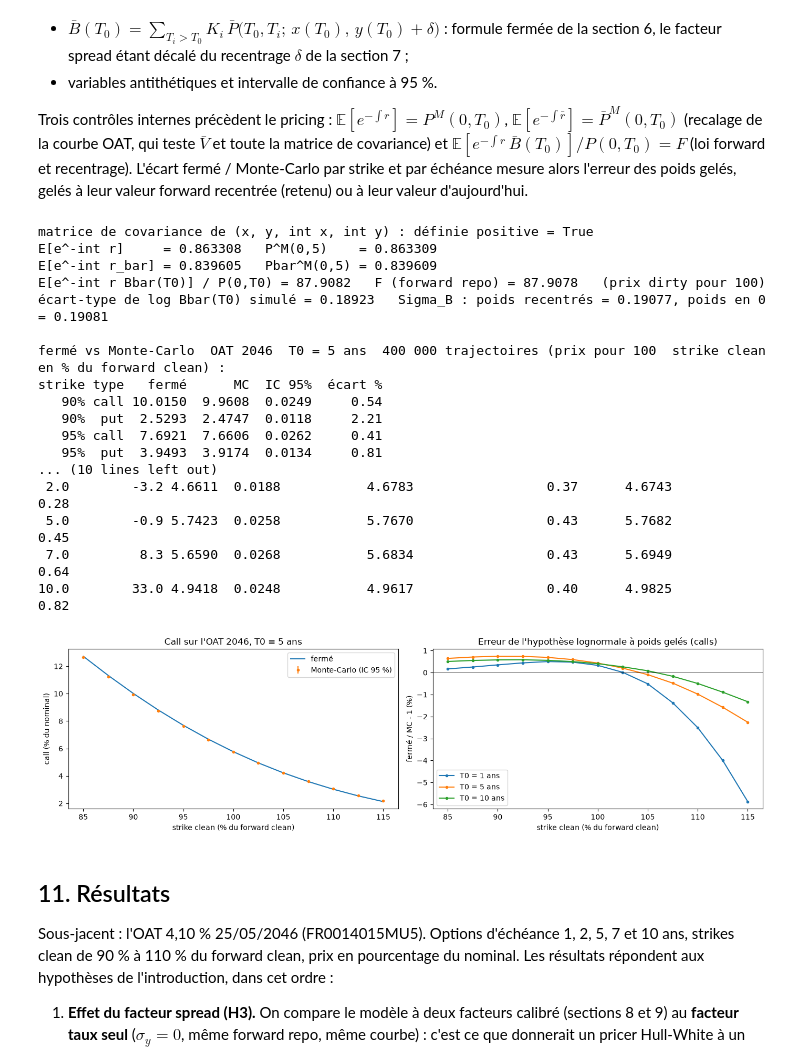
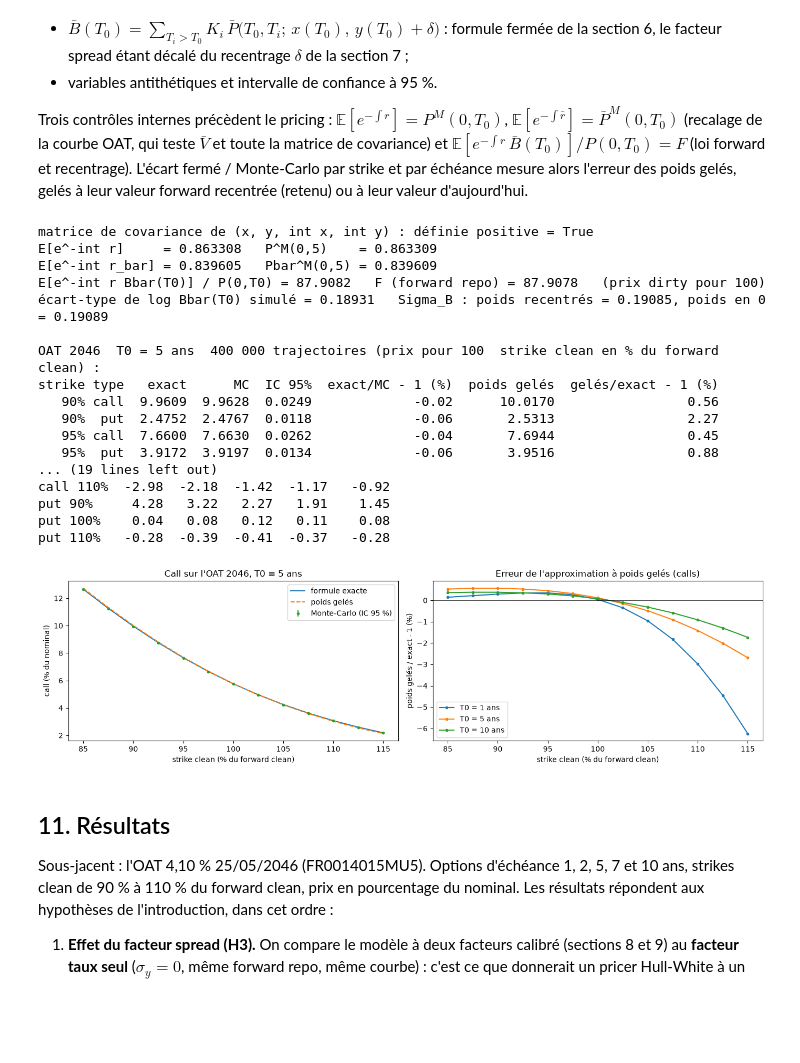
Before and after one commit to alexisdantzikian/BondOptionPricer, a Jupyter notebook: main/oat_option_pricer.ipynb, the cells around one changed output. Cells and saved outputs as stored; diff of their text form; code cells hidden in the pictures; blank space fills up the shorter version.

```diff
--- a/main/oat_option_pricer.ipynb
+++ b/main/oat_option_pricer.ipynb
@@ -1230,7 +1273,8 @@ def swaption_table(curve, cube, T_max=50):
     tab["prix_mkt"] = [bachelier_atm(curve, T0, n, v) for T0, n, v in zip(tab["T0"], tab["tenor"], tab["vol"])]
     return tab
 
-def model_prices(curve, a, sigma, tab, exact=False):
+def model_prices(curve, a, sigma, tab, exact=True):
+    """Prix Hull-White des swaptions : exacts par Jamshidian (Brigo et Mercurio, éq. 3.44-3.46), sinon à poids gelés."""
     m = hw1f_model(curve, a, sigma)
     return np.array([swaption(m, T0, n, exact=exact) for T0, n in zip(tab["T0"], tab["tenor"])])
 
@@ -1239,6 +1283,11 @@ def objective(x, curve, tab):
 
 def calibrate(curve, tab, x0=(0.05, 0.01)):
     return minimize(objective, x0=list(x0), args=(curve, tab), method="L-BFGS-B", bounds=[(0.001, 1), (1e-4, 0.05)])
+
+def calibrate_best(curve, tab, departs=((0.05, 0.01), (0.005, 0.002), (0.5, 0.03))):
+    """Meilleure de plusieurs calibrations : un départ éloigné peut arrêter L-BFGS-B avant l'optimum."""
+    essais = [calibrate(curve, tab, x0) for x0 in departs]
+    return min(essais, key=lambda r: r.fun), essais
 
 def residuals(curve, a, sigma, tab):
     tab = tab.copy()
@@ -1270,7 +1319,8 @@ print(tab_full.pivot(index="T0", columns="tenor", values="residu_bp").round(1).t
 
 # --- 2. stabilité multi-départs (surface)
 print("\nstabilité selon le point de départ (surface) :")
-for x0 in [(0.05, 0.01), (0.005, 0.002), (0.5, 0.03), (0.2, 0.002)]:
+print(f"  départ (0.05, 0.01) -> a_x = {res_full.x[0]:.5f}   sigma_x = {res_full.x[1]:.4%}   objectif = {res_full.fun:.5f}")
+for x0 in [(0.005, 0.002), (0.5, 0.03), (0.2, 0.002)]:
     r = calibrate(curve, swaptions, x0)
     print(f"  départ {x0} -> a_x = {r.x[0]:.5f}   sigma_x = {r.x[1]:.4%}   objectif = {r.fun:.5f}")
 # %% [output]
@@ -1789,60 +1839,69 @@ B = mc.bond(oat46, o.delta)
 print(f"E[e^-int r Bbar(T0)] / P(0,T0) = {np.mean(mc.disc * B) / curve.df(T0) * 100:.4f}   F (forward repo) = {o.F * 100:.4f}   (prix dirty pour 100)")
 print(f"écart-type de log Bbar(T0) simulé = {np.std(np.log(B)):.5f}   Sigma_B : poids recentrés = {o.sigma:.5f}, poids en 0 = {m_cal.sigma_B(0, T0, oat46):.5f}")
 
-# --- 2. par strike, T0 = 5 ans
-print(f"\nfermé vs Monte-Carlo, OAT 2046, T0 = {T0:.0f} ans, {len(mc.x):,} trajectoires (prix pour 100, strike clean en % du forward clean) :".replace(",", " "))
+# --- 2. par strike, T0 = 5 ans : formule exacte, Monte-Carlo, approximation de Russo et al.
+print(f"\nOAT 2046, T0 = {T0:.0f} ans, {len(mc.x):,} trajectoires (prix pour 100, strike clean en % du forward clean) :".replace(",", " "))
 rows = []
 for k in [0.90, 0.95, 1.00, 1.05, 1.10]:
     K = k * o.F_clean
     for call in [True, False]:
-        ferme = o.price(K, call) * 100
+        ex, gel = o.price(K, call) * 100, o.price_gele(K, call) * 100
         mcp, ic = mc.price(oat46, K + o.cc, call, o.delta)
-        rows.append({"strike": f"{k:.0%}", "type": "call" if call else "put", "fermé": ferme, "MC": mcp * 100, "IC 95%": ic * 100, "écart %": (ferme / (mcp * 100) - 1) * 100})
-print(pd.DataFrame(rows).round({"fermé": 4, "MC": 4, "IC 95%": 4, "écart %": 2}).to_string(index=False))
+        rows.append({"strike": f"{k:.0%}", "type": "call" if call else "put", "exact": ex, "MC": mcp * 100, "IC 95%": ic * 100,
+                     "exact/MC - 1 (%)": (ex / (mcp * 100) - 1) * 100, "poids gelés": gel, "gelés/exact - 1 (%)": (gel / ex - 1) * 100})
+print(pd.DataFrame(rows).round({"exact": 4, "MC": 4, "IC 95%": 4, "exact/MC - 1 (%)": 2, "poids gelés": 4, "gelés/exact - 1 (%)": 2}).to_string(index=False))
 
-# --- 3. toutes les échéances, à la monnaie : poids recentrés (retenu) et poids d'aujourd'hui
-print("\nerreur des poids gelés selon l'échéance (call à la monnaie, prix pour 100) :")
+# --- 3. toutes les échéances, à la monnaie : formule exacte contre MC, poids gelés recentrés (retenus) ou d'aujourd'hui
+print("\nà la monnaie selon l'échéance (call, prix pour 100) :")
 rows, mcs = [], {}
 for T0, o in opts.items():
     mcs[T0] = hw2f_mc(m_cal, T0, n_paths=400_000, seed=1)
     c_mc, ic = mcs[T0].price(oat46, o.F, True, o.delta)
-    c_rec, c_0 = o.price(o.F_clean), curve.df(T0) * black(o.F, o.F, m_cal.sigma_B(0, T0, oat46))
-    rows.append({"T0": T0, "delta (bp)": o.delta * 1e4, "MC": c_mc * 100, "IC 95%": ic * 100, "poids recentrés": c_rec * 100,
-                 "écart % (recentrés)": (c_rec / c_mc - 1) * 100, "poids en 0": c_0 * 100, "écart % (en 0)": (c_0 / c_mc - 1) * 100})
-print(pd.DataFrame(rows).round({"delta (bp)": 1, "MC": 4, "IC 95%": 4, "poids recentrés": 4, "écart % (recentrés)": 2, "poids en 0": 4, "écart % (en 0)": 2}).to_string(index=False))
+    c_ex, c_rec, c_0 = o.price(o.F_clean), o.price_gele(o.F_clean), curve.df(T0) * black(o.F, o.F, m_cal.sigma_B(0, T0, oat46))
+    rows.append({"T0": T0, "delta (bp)": o.delta * 1e4, "exact": c_ex * 100, "MC": c_mc * 100, "IC 95%": ic * 100, "exact/MC - 1 (%)": (c_ex / c_mc - 1) * 100,
+                 "gelés recentrés/exact - 1 (%)": (c_rec / c_ex - 1) * 100, "gelés en 0/exact - 1 (%)": (c_0 / c_ex - 1) * 100})
+print(pd.DataFrame(rows).round({"delta (bp)": 1, "exact": 4, "MC": 4, "IC 95%": 4, "exact/MC - 1 (%)": 2,
+                                "gelés recentrés/exact - 1 (%)": 2, "gelés en 0/exact - 1 (%)": 2}).to_string(index=False))
+
+# --- 4. erreur de l'approximation de Russo et al. selon l'échéance et le strike (contre la formule exacte : pas de bruit de simulation)
+ERR = pd.DataFrame({f"{T0:g} ans": {f"{'call' if c else 'put'} {k:.0%}": (o.price_gele(k * o.F_clean, c) / o.price(k * o.F_clean, c) - 1) * 100
+                                    for c in (True, False) for k in (0.90, 1.00, 1.10)} for T0, o in opts.items()})
+print("\npoids gelés (recentrés) / formule exacte - 1, en % :")
+print(ERR.round(2).to_string())
 
 ks = np.linspace(0.85, 1.15, 13)
 fig, ax = plt.subplots(1, 2, figsize=(14, 4))
 o = opts[5.0]
 mcs5 = [mcs[5.0].price(oat46, k * o.F_clean + o.cc, True, o.delta) for k in ks]
-ax[0].plot(ks * 100, [o.price(k * o.F_clean) * 100 for k in ks], label="fermé")
+ax[0].plot(ks * 100, [o.price(k * o.F_clean) * 100 for k in ks], label="formule exacte")
+ax[0].plot(ks * 100, [o.price_gele(k * o.F_clean) * 100 for k in ks], "--", label="poids gelés")
 ax[0].errorbar(ks * 100, [v[0] * 100 for v in mcs5], yerr=[v[1] * 100 for v in mcs5], fmt=".", label="Monte-Carlo (IC 95 %)")
 ax[0].set_xlabel("strike clean (% du forward clean)"); ax[0].set_ylabel("call (% du nominal)"); ax[0].legend(); ax[0].set_title("Call sur l'OAT 2046, T0 = 5 ans")
 for T0 in [1.0, 5.0, 10.0]:
     o = opts[T0]
-    ax[1].plot(ks * 100, [(o.price(k * o.F_clean) / mcs[T0].price(oat46, k * o.F_clean + o.cc, True, o.delta)[0] - 1) * 100 for k in ks], "o-", ms=3, label=f"T0 = {T0:g} ans")
+    ax[1].plot(ks * 100, [(o.price_gele(k * o.F_clean) / o.price(k * o.F_clean) - 1) * 100 for k in ks], "o-", ms=3, label=f"T0 = {T0:g} ans")
 ax[1].axhline(0, color="k", lw=0.5); ax[1].legend()
-ax[1].set_xlabel("strike clean (% du forward clean)"); ax[1].set_ylabel("fermé / MC - 1 (%)"); ax[1].set_title("Erreur de l'hypothèse lognormale à poids gelés (calls)")
+ax[1].set_xlabel("strike clean (% du forward clean)"); ax[1].set_ylabel("poids gelés / exact - 1 (%)"); ax[1].set_title("Erreur de l'approximation à poids gelés (calls)")
 plt.tight_layout(); plt.show()
 # %% [output]
 matrice de covariance de (x, y, int x, int y) : définie positive = True
 E[e^-int r]     = 0.863308   P^M(0,5)    = 0.863309
 E[e^-int r_bar] = 0.839605   Pbar^M(0,5) = 0.839609
 E[e^-int r Bbar(T0)] / P(0,T0) = 87.9082   F (forward repo) = 87.9078   (prix dirty pour 100)
-écart-type de log Bbar(T0) simulé = 0.18923   Sigma_B : poids recentrés = 0.19077, poids en 0 = 0.19081
+écart-type de log Bbar(T0) simulé = 0.18931   Sigma_B : poids recentrés = 0.19085, poids en 0 = 0.19089
 
-fermé vs Monte-Carlo  OAT 2046  T0 = 5 ans  400 000 trajectoires (prix pour 100  strike clean en % du forward clean) :
-strike type   fermé      MC  IC 95%  écart %
-   90% call 10.0150  9.9608  0.0249     0.54
-   90%  put  2.5293  2.4747  0.0118     2.21
-   95% call  7.6921  7.6606  0.0262     0.41
-   95%  put  3.9493  3.9174  0.0134     0.81
-... (10 lines left out)
- 2.0        -3.2 4.6611  0.0188           4.6783                 0.37      4.6743            0.28
- 5.0        -0.9 5.7423  0.0258           5.7670                 0.43      5.7682            0.45
- 7.0         8.3 5.6590  0.0268           5.6834                 0.43      5.6949            0.64
-10.0        33.0 4.9418  0.0248           4.9617                 0.40      4.9825            0.82
+OAT 2046  T0 = 5 ans  400 000 trajectoires (prix pour 100  strike clean en % du forward clean) :
+strike type   exact      MC  IC 95%  exact/MC - 1 (%)  poids gelés  gelés/exact - 1 (%)
+   90% call  9.9609  9.9628  0.0249             -0.02      10.0170                 0.56
+   90%  put  2.4752  2.4767  0.0118             -0.06       2.5313                 2.27
+   95% call  7.6600  7.6630  0.0262             -0.04       7.6944                 0.45
+   95%  put  3.9172  3.9197  0.0134             -0.06       3.9516                 0.88
+... (19 lines left out)
+call 110%  -2.98  -2.18  -1.42  -1.17   -0.92
+put 90%     4.28   3.22   2.27   1.91    1.45
+put 100%    0.04   0.08   0.12   0.11    0.08
+put 110%   -0.28  -0.39  -0.41  -0.37   -0.28
-[figure, old version]
+[figure, new version]
 # %% [markdown]
 ## 11. Résultats
 
```
Also changed, not shown: parts of 10 cells of this notebook.
